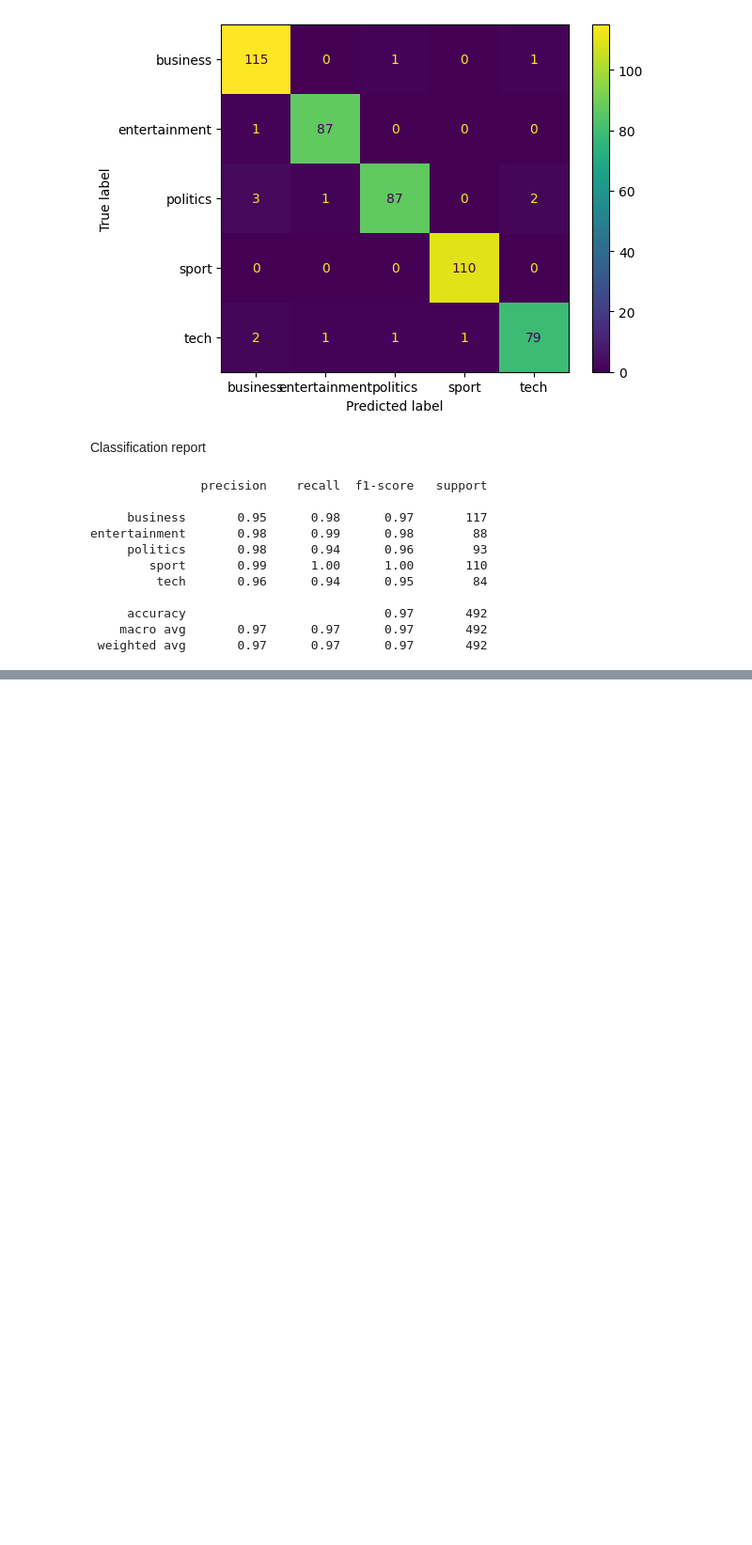
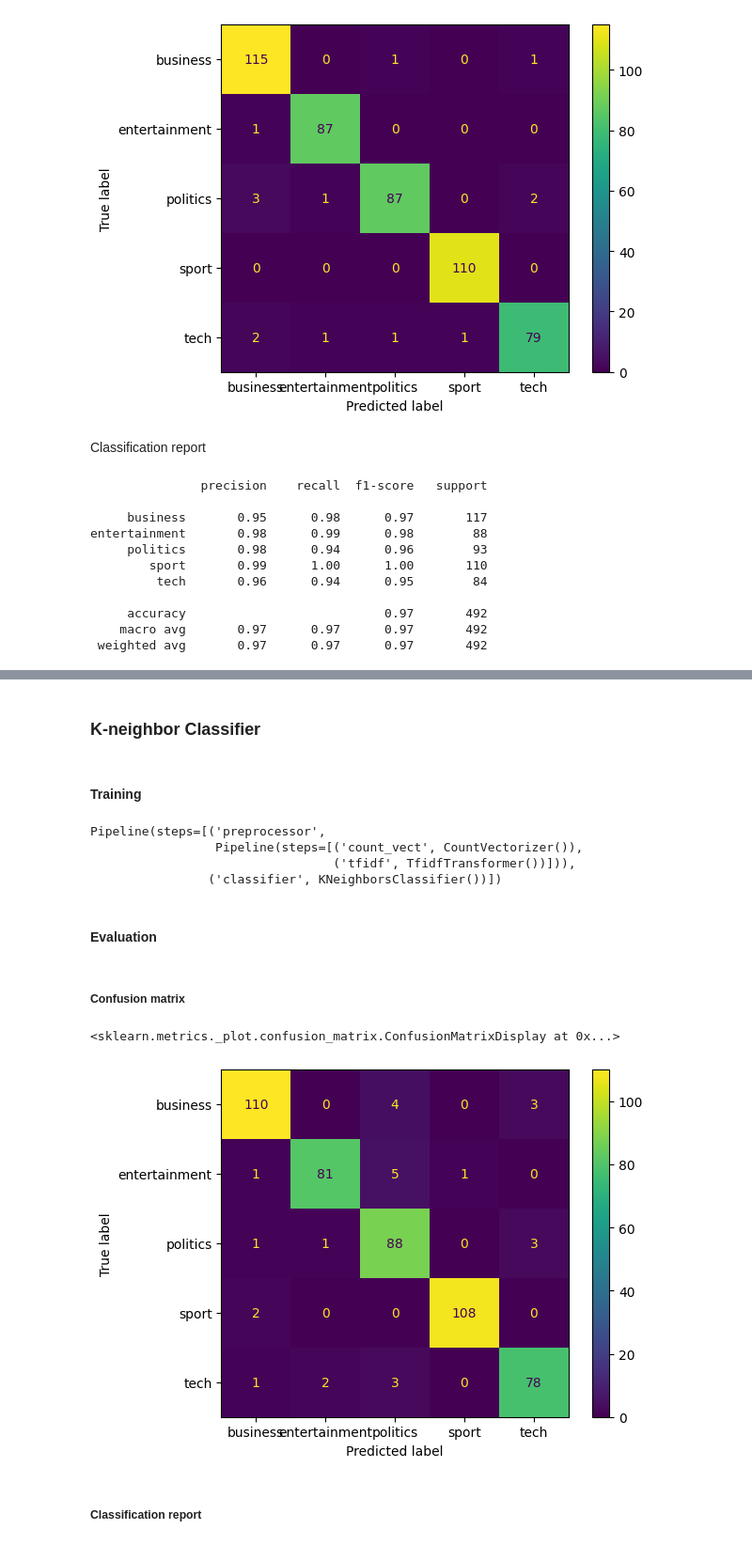
Before and after one commit to Marouan-git/BBC_news_classification, a Jupyter notebook: BBC_news_classification/articles_classification.ipynb, the cells around one changed output, grey strips where cells are left out. Shown at 94% size. Saved outputs shown, nothing was run; the diff lists cells and outputs as text; code cells hidden in the pictures; blank space fills up the shorter version.

Commit message:
added K neighbord algorithm added recommandation system but not finish exported some models et dataframe installed some new features

```diff
--- a/BBC_news_classification/articles_classification.ipynb
+++ b/BBC_news_classification/articles_classification.ipynb
@@ -43,8 +50,8 @@ The data is already split into train and test dataset (the test datas is not lab
 # %% [markdown]
 ### Data information
 # %%
-df_train = pd.read_csv("./data/BBC_News_Train.csv")
-df_test = pd.read_csv("./data/BBC_News_Test.csv")
+df_train = pd.read_csv("../data/BBC_News_Train.csv")
+df_test = pd.read_csv("../data/BBC_News_Test.csv")
 
 df_train.head(10)
 # %% [output]
@@ -255,0 +269,42 @@ entertainment       0.98      0.99      0.98        88
+# %% [markdown]
+### K-neighbor Classifier
+# %% [markdown]
+#### Training
+# %%
+preprocessor = Pipeline(
+    steps=[
+        ('count_vect', CountVectorizer()),
+        ('tfidf', TfidfTransformer())
+        # ('standardScaler', StandardScaler(with_mean=False)) ### With the scaler, we obtain a really bad accuracy..
+    ]
+)
+
+knc = Pipeline(
+    steps=[
+        ("preprocessor", preprocessor),
+        ("classifier", KNeighborsClassifier())
+    ]
+)
+
+# Fit the pipeline on the training data
+knc.fit(X_train, y_train)
+# %% [output]
+Pipeline(steps=[('preprocessor',
+                 Pipeline(steps=[('count_vect', CountVectorizer()),
+                                 ('tfidf', TfidfTransformer())])),
+                ('classifier', KNeighborsClassifier())])
+# %% [markdown]
+#### Evaluation
+# %% [markdown]
+##### Confusion matrix
+# %%
+# Make predictions
+predictions = knc.predict(X_test)
+cm = confusion_matrix(y_test, predictions)
+disp = ConfusionMatrixDisplay(confusion_matrix=cm, display_labels=knc.classes_)
+disp.plot()
+# %% [output]
+<sklearn.metrics._plot.confusion_matrix.ConfusionMatrixDisplay at 0x...>
+[figure, added]
+# %% [markdown]
+##### Classification report
```
Also changed, not shown: parts of 7 cells of this notebook, 6 other files.
